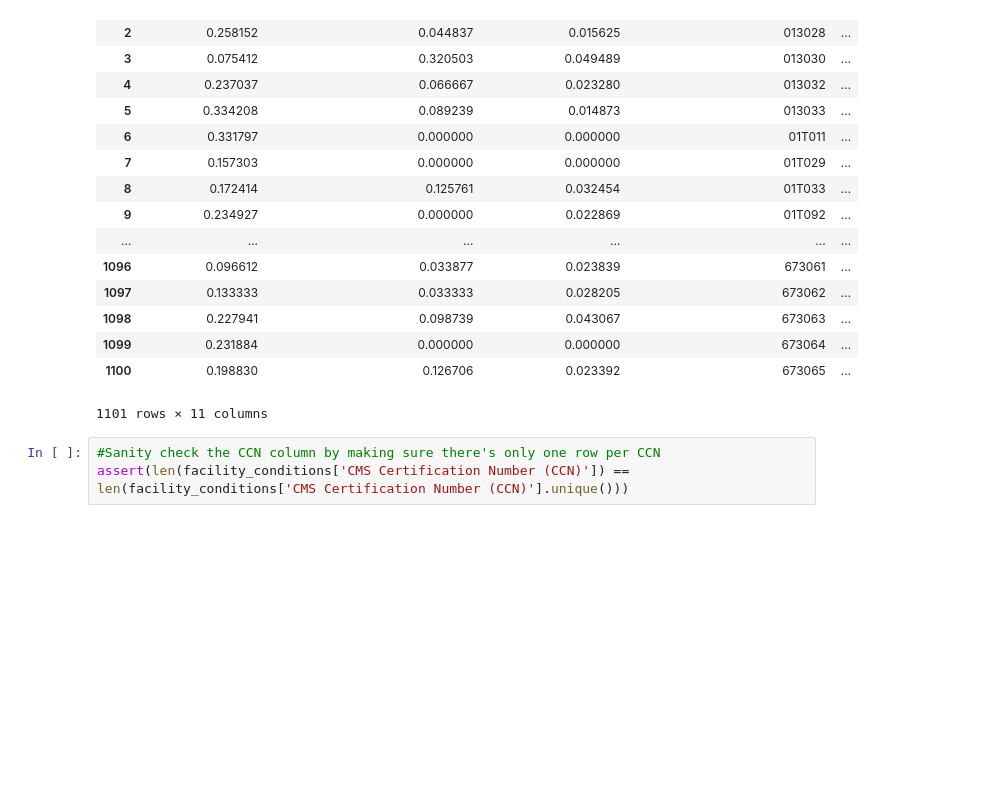
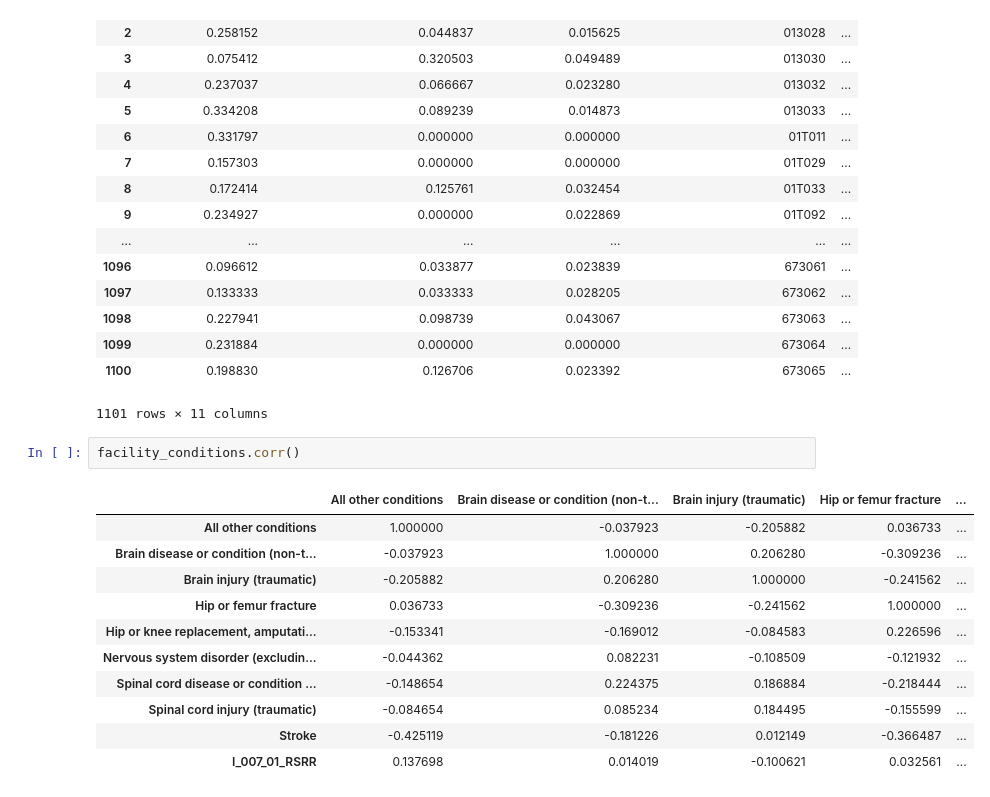
Before and after one commit to SpencerNorris/MedicareInpatientFacilities, a Jupyter notebook: Inpatient Facilities.ipynb, the cells around one changed output. Saved outputs shown, nothing was run; the diff lists cells and outputs as text; blank space fills up the shorter version.

```diff
--- a/Inpatient Facilities.ipynb
+++ b/Inpatient Facilities.ipynb
@@ -382,6 +385,17 @@ facility_conditions
 | 1099 | 0.231884 | 0.000000 | 0.000000 | 673064 | ... |
 | 1100 | 0.198830 | 0.126706 | 0.023392 | 673065 | ... |
 1101 rows × 11 columns
-# %%
-#Sanity check the CCN column by making sure there's only one row per CCN
-assert(len(facility_conditions['CMS Certification Number (CCN)']) == len(facility_conditions['CMS Certification Number (CCN)'].unique()))
+# %%
+facility_conditions.corr()
+# %% [output]
+|  | All other conditions | Brain disease or condition (non-t... | Brain injury (traumatic) | Hip or femur fracture | ... |
+| All other conditions | 1.000000 | -0.037923 | -0.205882 | 0.036733 | ... |
+| Brain disease or condition (non-t... | -0.037923 | 1.000000 | 0.206280 | -0.309236 | ... |
+| Brain injury (traumatic) | -0.205882 | 0.206280 | 1.000000 | -0.241562 | ... |
+| Hip or femur fracture | 0.036733 | -0.309236 | -0.241562 | 1.000000 | ... |
+| Hip or knee replacement, amputati... | -0.153341 | -0.169012 | -0.084583 | 0.226596 | ... |
+| Nervous system disorder (excludin... | -0.044362 | 0.082231 | -0.108509 | -0.121932 | ... |
+| Spinal cord disease or condition ... | -0.148654 | 0.224375 | 0.186884 | -0.218444 | ... |
+| Spinal cord injury (traumatic) | -0.084654 | 0.085234 | 0.184495 | -0.155599 | ... |
+| Stroke | -0.425119 | -0.181226 | 0.012149 | -0.366487 | ... |
+| I_007_01_RSRR | 0.137698 | 0.014019 | -0.100621 | 0.032561 | ... |
```
Also changed, not shown: parts of 13 cells of this notebook.
